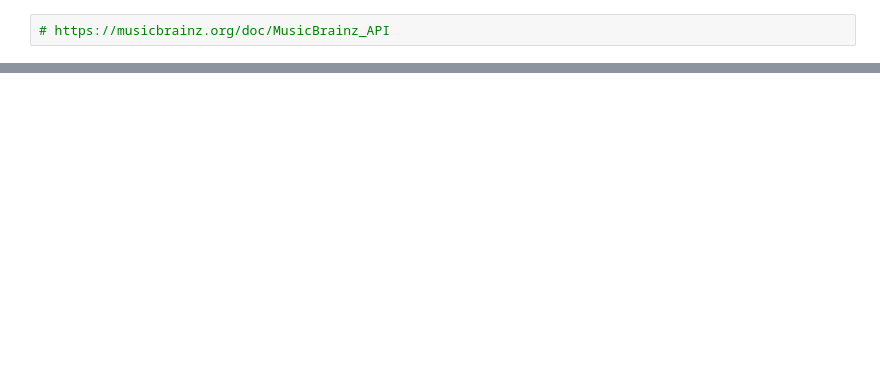
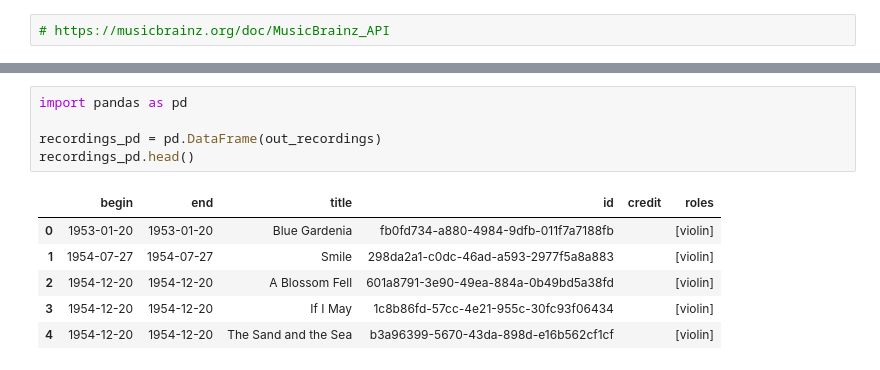
Before and after one commit to noodnik2/nathan-ross, a Jupyter notebook: notebooks/musicbrainz.ipynb, the cells around one changed output, grey strips where cells are left out. Drawn from its saved outputs; the diff is of its cells as text; blank space fills up the shorter version.

```diff
--- a/notebooks/musicbrainz.ipynb
+++ b/notebooks/musicbrainz.ipynb
@@ -89,3 +286,15 @@ dict_keys(['relations', 'begin-area', 'id', 'life-span', 'end-area', 'type-id',
+# %%
+import pandas as pd
+
+recordings_pd = pd.DataFrame(out_recordings)
+recordings_pd.head()
+# %% [output]
+|  | begin | end | title | id | credit | roles |
+| 0 | 1953-01-20 | 1953-01-20 | Blue Gardenia | fb0fd734-a880-4984-9dfb-011f7a7188fb |  | [violin] |
+| 1 | 1954-07-27 | 1954-07-27 | Smile | 298da2a1-c0dc-46ad-a593-2977f5a8a883 |  | [violin] |
+| 2 | 1954-12-20 | 1954-12-20 | A Blossom Fell | 601a8791-3e90-49ea-884a-0b49bd5a38fd |  | [violin] |
+| 3 | 1954-12-20 | 1954-12-20 | If I May | 1c8b86fd-57cc-4e21-955c-30fc93f06434 |  | [violin] |
+| 4 | 1954-12-20 | 1954-12-20 | The Sand and the Sea | b3a96399-5670-43da-898d-e16b562cf1cf |  | [violin] |
 # %%
 pprint(artist["relations"][0], sort_dicts=False)
 # %% [output]
```
Also changed, not shown: parts of 12 cells of this notebook, 1 other file.
